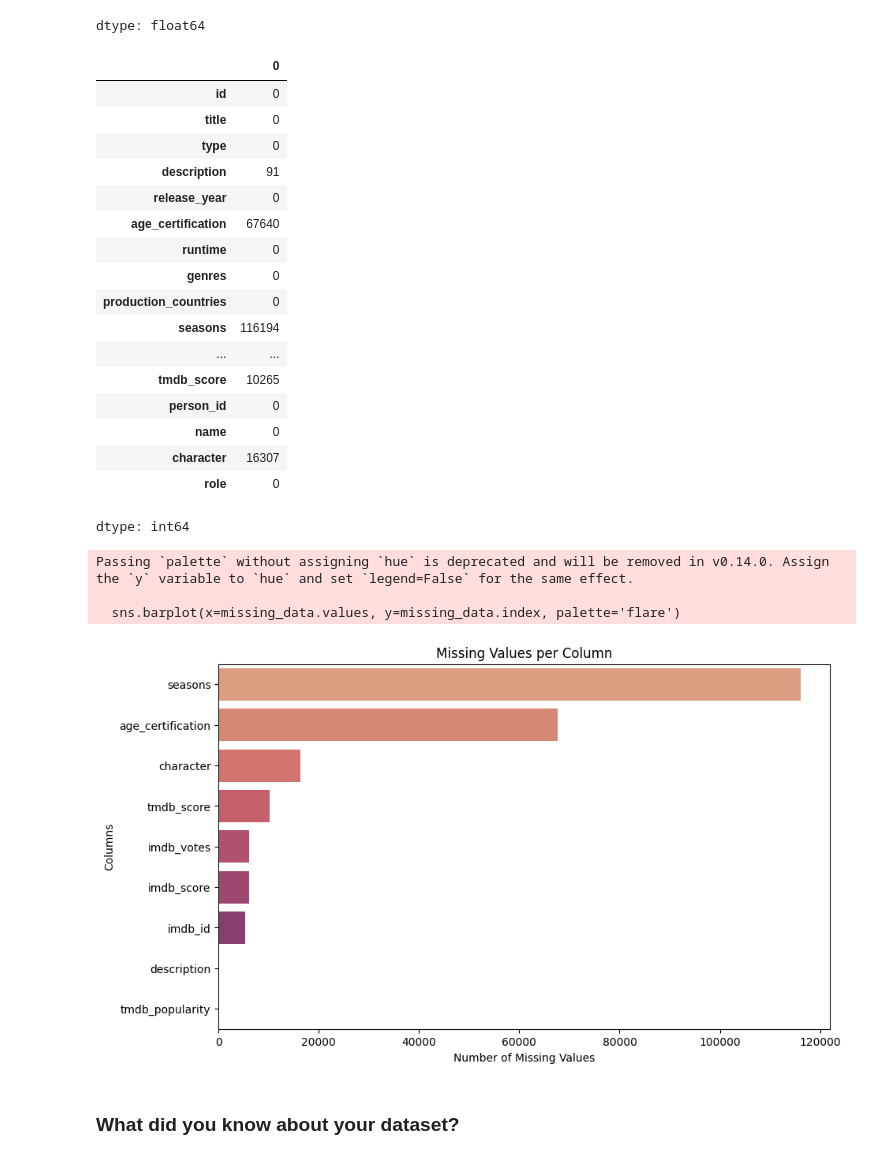
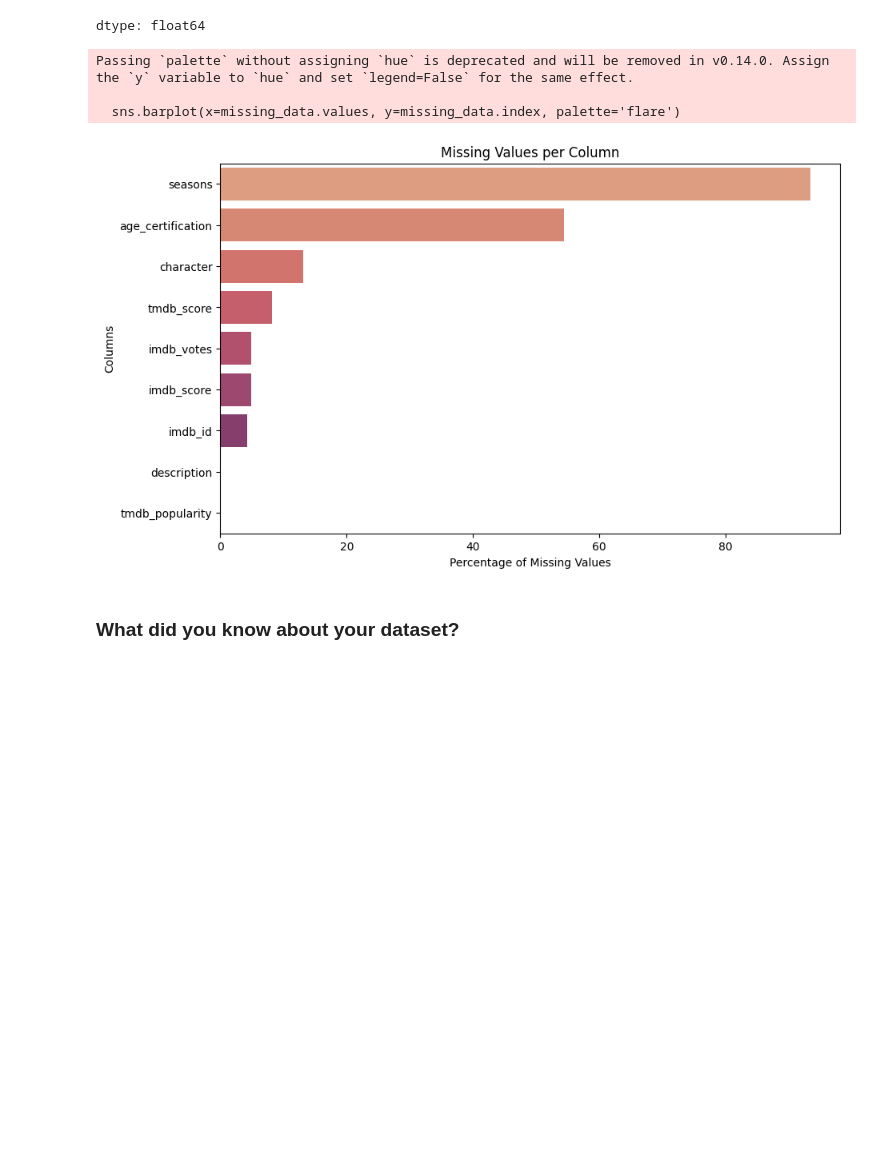
Before and after one commit to Giraj12/EDA--Capstone-Project, a Jupyter notebook: Amazon_Shows_EDA_.ipynb, the cells around one changed output. Saved outputs shown, nothing was run; the diff lists cells and outputs as text; code cells hidden in the pictures; blank space fills up the shorter version.

Commit message:
data visualization

```diff
--- a/Amazon_Shows_EDA_.ipynb
+++ b/Amazon_Shows_EDA_.ipynb
@@ -189,40 +192,21 @@ df.isnull().mean()*100
 dtype: float64
 # %%
 # Calculate missing values
-missing_data = df.isnull().sum()
-display(missing_data)
+missing_data = df.isnull().mean()*100
 missing_data = missing_data[missing_data > 0].sort_values(ascending=False)
 
 # Plot
 plt.figure(figsize=(10,6))
 sns.barplot(x=missing_data.values, y=missing_data.index, palette='flare')
 plt.title('Missing Values per Column')
-plt.xlabel('Number of Missing Values')
+plt.xlabel('Percentage of Missing Values')
 plt.ylabel('Columns')
 plt.show()
 # %% [output]
-|  | 0 |
-| id | 0 |
-| title | 0 |
-| type | 0 |
-| description | 91 |
-| release_year | 0 |
-| age_certification | 67640 |
-| runtime | 0 |
-| genres | 0 |
-| production_countries | 0 |
-| seasons | 116194 |
-| ... | ... |
-| tmdb_score | 10265 |
-| person_id | 0 |
-| name | 0 |
-| character | 16307 |
-| role | 0 |
-dtype: int64
+Passing `palette` without assigning `hue` is deprecated and will be removed in v0.14.0. Assign the `y` variable to `hue` and set `legend=False` for the same effect.
+
+  sns.barplot(x=missing_data.values, y=missing_data.index, palette='flare')
-Passing `palette` without assigning `hue` is deprecated and will be removed in v0.14.0. Assign the `y` variable to `hue` and set `legend=False` for the same effect.
-
-  sns.barplot(x=missing_data.values, y=missing_data.index, palette='flare')
-[figure, old version]
+[figure, new version]
 # %% [markdown]
 ### What did you know about your dataset?
 # %% [markdown]
```
Also changed, not shown: parts of 53 cells of this notebook.
